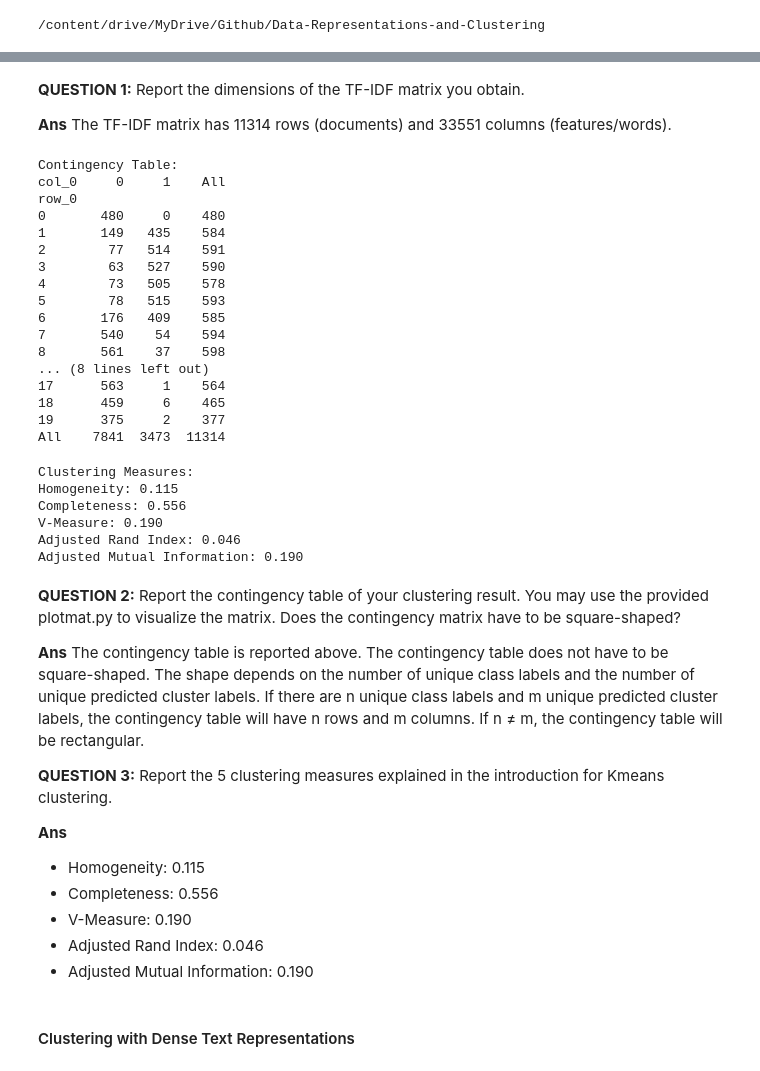
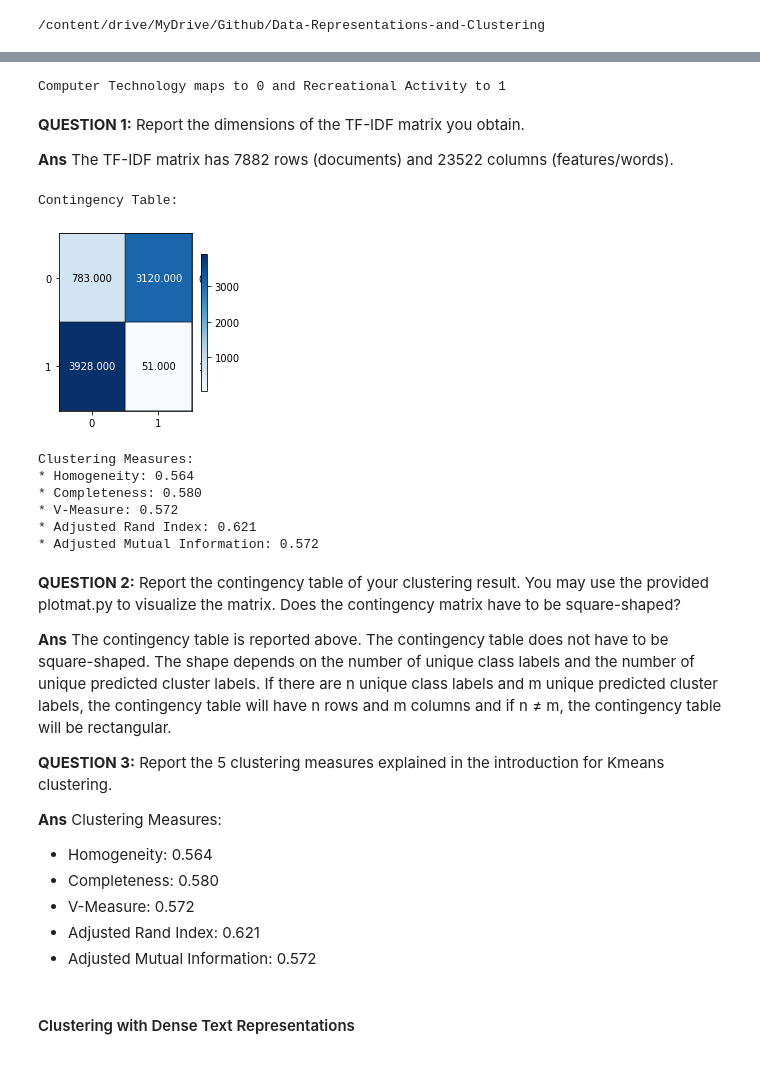
Before and after one commit to diplav09/Data-Representations-and-Clustering, a Jupyter notebook: LSDM Project 2 Part 1.ipynb, the cells around one changed output, grey strips where cells are left out. Cells and saved outputs as stored; diff of their text form; code cells hidden in the pictures.

```diff
--- a/LSDM Project 2 Part 1.ipynb
+++ b/LSDM Project 2 Part 1.ipynb
@@ -105,71 +106,48 @@ The TF-IDF matrix has 11314 rows (documents) and 33551 columns (features/words).
+# %%
+true_labels = convert_labels(newsgroups_data)
+print("Computer Technology maps to 0 and Recreational Activity to 1")
+# %% [output]
+Computer Technology maps to 0 and Recreational Activity to 1
 # %% [markdown]
 **QUESTION 1:** Report the dimensions of the TF-IDF matrix you obtain.
 
-**Ans** The TF-IDF matrix has 11314 rows (documents) and 33551 columns (features/words).
+**Ans** The TF-IDF matrix has 7882 rows (documents) and 23522 columns (features/words).
 # %%
-kmeans = KMeans(n_clusters=2, random_state=0, max_iter=1000, n_init=30)
+kmeans = KMeans(n_clusters=2, random_state=random_state, max_iter=1000, n_init=30)
 kmeans.fit(tfidf_matrix)
-labels = kmeans.predict(tfidf_matrix)
+pred_labels = kmeans.predict(tfidf_matrix)
-# %%
-true_labels = pd.Series(newsgroups_train.target)
-pred_labels = pd.Series(labels)
-contingency_table = pd.crosstab(true_labels, pred_labels, margins=True)
+# %%
+contingency_table = contingency_matrix(true_labels, pred_labels)
 # %%
 # Print the contingency table
 print("Contingency Table:")
-print(contingency_table)
+plot_mat(contingency_table, size=(3,3))
 # %% [output]
 Contingency Table:
-col_0     0     1    All
-row_0
-0       480     0    480
-1       149   435    584
-2        77   514    591
-3        63   527    590
-4        73   505    578
-5        78   515    593
-6       176   409    585
-7       540    54    594
-8       561    37    598
-... (8 lines left out)
-17      563     1    564
-18      459     6    465
-19      375     2    377
-All    7841  3473  11314
+[figure, added]
-# %%
-homogeneity = homogeneity_score(true_labels, pred_labels)
-completeness = completeness_score(true_labels, pred_labels)
-v_measure = v_measure_score(true_labels, pred_labels)
-ari = adjusted_rand_score(true_labels, pred_labels)
-ami = adjusted_mutual_info_score(true_labels, pred_labels)
-
-# Print the 5 clustering measures
-print("\nClustering Measures:")
-print(f"Homogeneity: {homogeneity:.3f}")
-print(f"Completeness: {completeness:.3f}")
-print(f"V-Measure: {v_measure:.3f}")
-print(f"Adjusted Rand Index: {ari:.3f}")
-print(f"Adjusted Mutual Information: {ami:.3f}")
-# %% [output]
-Clustering Measures:
-Homogeneity: 0.115
-Completeness: 0.556
-V-Measure: 0.190
-Adjusted Rand Index: 0.046
-Adjusted Mutual Information: 0.190
+# %%
+print_clustering_measures(true_labels, pred_labels)
+# %% [output]
+Clustering Measures:
+* Homogeneity: 0.564
+* Completeness: 0.580
+* V-Measure: 0.572
+* Adjusted Rand Index: 0.621
+* Adjusted Mutual Information: 0.572
 # %% [markdown]
 **QUESTION 2:** Report the contingency table of your clustering result. You may use the provided plotmat.py to visualize the matrix. Does the contingency matrix have to be square-shaped?
 
-**Ans** The contingency table is reported above. The contingency table does not have to be square-shaped. The shape depends on the number of unique class labels and the number of unique predicted cluster labels. If there are n unique class labels and m unique predicted cluster labels, the contingency table will have n rows and m columns. If n ≠ m, the contingency table will be rectangular.
+**Ans** The contingency table is reported above. The contingency table does not have to be square-shaped. The shape depends on the number of unique class labels and the number of unique predicted cluster labels. If there are n unique class labels and m unique predicted cluster labels, the contingency table will have n rows and m columns and if n ≠ m, the contingency table will be rectangular.
 
 **QUESTION 3:** Report the 5 clustering measures explained in the introduction for Kmeans clustering.
 
 **Ans**
-* Homogeneity: 0.115
-* Completeness: 0.556
-* V-Measure: 0.190
-* Adjusted Rand Index: 0.046
-* Adjusted Mutual Information: 0.190
+Clustering Measures:
+* Homogeneity: 0.564
+* Completeness: 0.580
+* V-Measure: 0.572
+* Adjusted Rand Index: 0.621
+* Adjusted Mutual Information: 0.572
 # %% [markdown]
 #### Clustering with Dense Text Representations
 # %%
```
Also changed, not shown: parts of 28 cells of this notebook.
